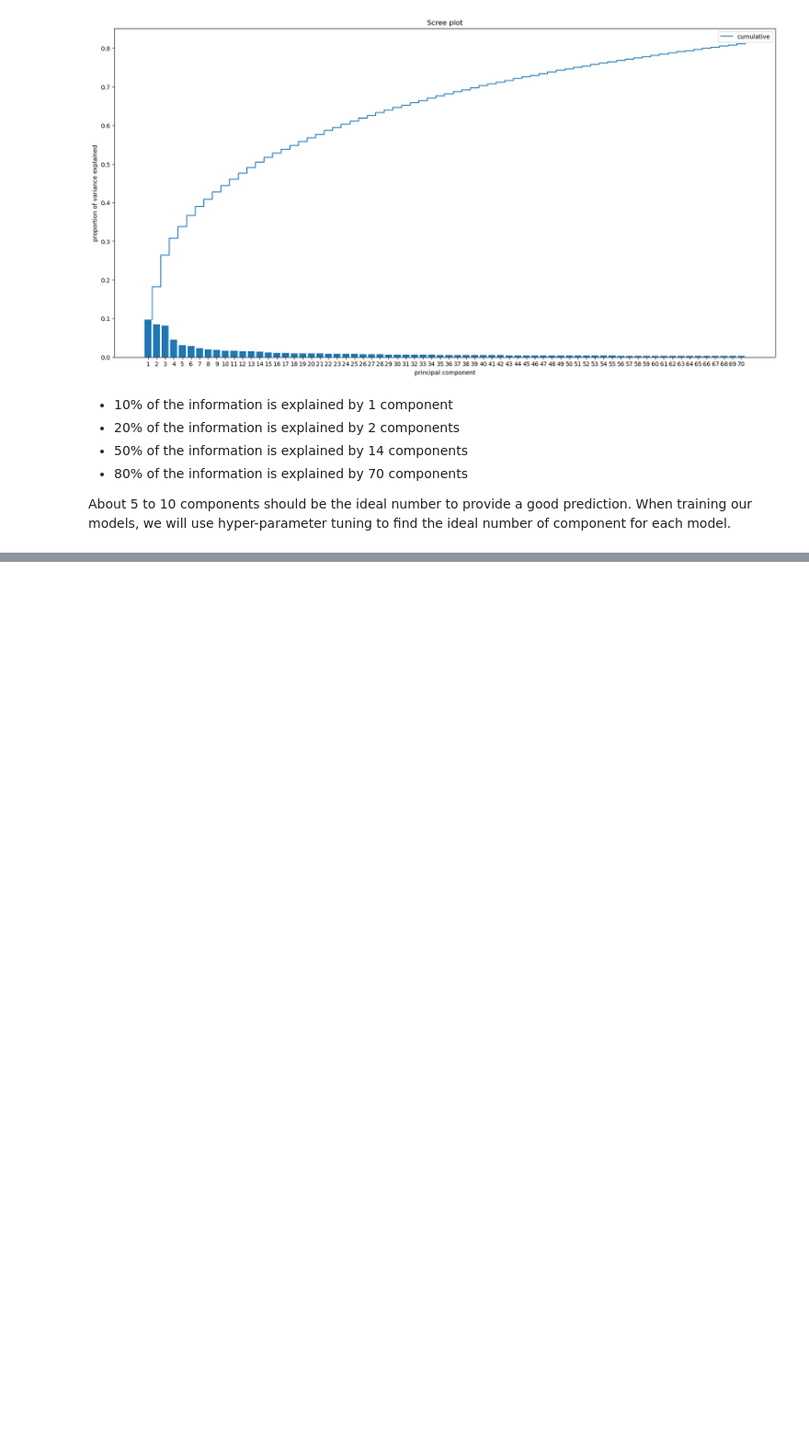
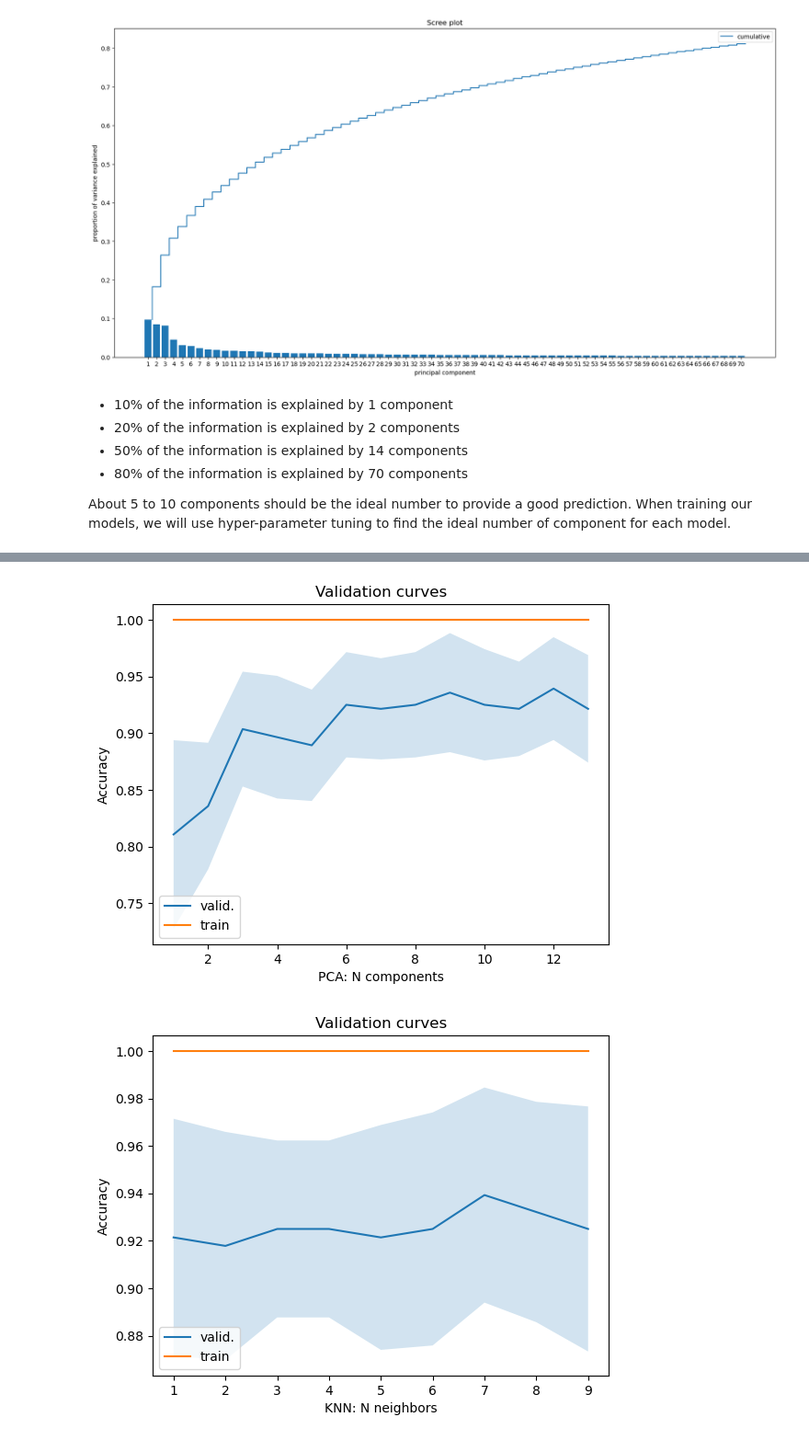
Before and after one commit to FlorianFasmeyer/transfer-learning, a Jupyter notebook: transfer-learning.ipynb, the cells around one changed output, grey strips where cells are left out. Shown at 92% size. Drawn from its saved outputs; the diff is of its cells as text; code cells hidden in the pictures; blank space fills up the shorter version.

```diff
--- a/transfer-learning.ipynb
+++ b/transfer-learning.ipynb
@@ -300,0 +356,3 @@ Clearly, cars, bikes, and motorcycles exhibit distinct feature maps when compare
+# %%
+# Let the training begin!
+_ = model.fit(X=X_train_feat, y=y_train)
@@ -300,0 +402,39 @@ Clearly, cars, bikes, and motorcycles exhibit distinct feature maps when compare
+# %%
+def valid_curve(df, X_columns_name, xlabel):
+    test, train = df['mean_test_score'], df['mean_train_score']
+    std_test, std_train = df['std_test_score'], df['std_train_score']
+
+    X = df[X_columns_name]
+
+    plt.plot(X, test, label='valid.')
+    plt.plot(X, train, label='train')
+
+    plt.fill_between(X, test+std_test, test-std_test, alpha=0.2)
+    plt.fill_between(X, train+std_train, train-std_train, alpha=0.2)
+
+    plt.legend()
+    plt.title('Validation curves')
+    plt.ylabel('Accuracy')
+    plt.xlabel(xlabel)
+    plt.show()
+# %%
+use_pca = gs_results.pca.notna()
+use_distance = gs_results['knn__weights'] == 'distance'
+p_is_1 = gs_results['knn__p'] == 1
+has_7_neighbors = gs_results['knn__n_neighbors'] == 7
+has_12_comp = gs_results['pca__n_components'] == 12
+
+# How many N components provide the best result?
+data = gs_results[use_distance & p_is_1 & use_pca & has_7_neighbors]
+valid_curve(data, 'pca__n_components', 'PCA: N components')
+
+# How many clusters do we need to properly classify the data?
+data = gs_results[use_distance & p_is_1 & use_pca & has_12_comp]
+valid_curve(data, 'knn__n_neighbors', 'KNN: N neighbors')
+
+# What happens when we don't use PCA?
+data = gs_results[use_distance & p_is_1 & ~use_pca]
+valid_curve(data, 'knn__n_neighbors', 'KNN: N neighbors, no PCA')
+# %% [output]
+[figure, added]
+[figure, added]
```
Also changed, not shown: parts of 18 cells of this notebook.
